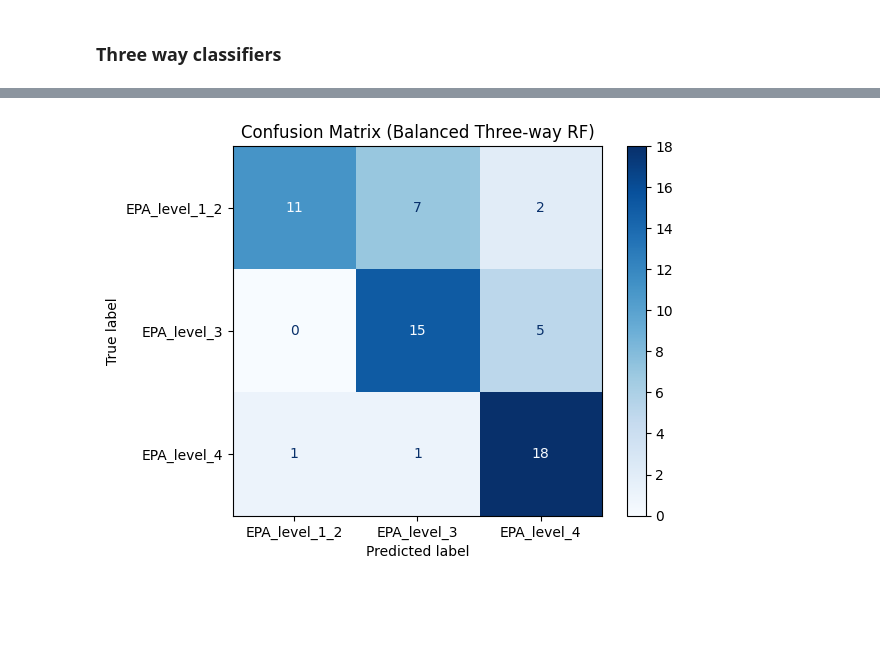
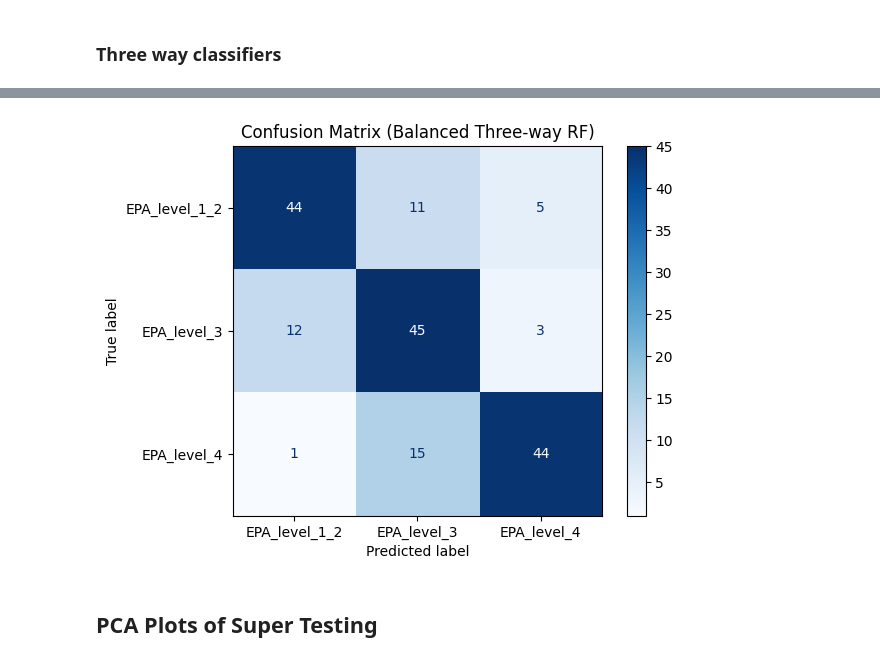
Before and after one commit to DashLLipsey/PREDICT-MIT-LL, a Jupyter notebook: Notebooks/encoder_randforest_subset_union.ipynb, the cells around one changed output, grey strips where cells are left out. Drawn from its saved outputs; the diff is of its cells as text; code cells hidden in the pictures; blank space fills up the shorter version.

```diff
--- a/Notebooks/encoder_randforest_subset_union.ipynb
+++ b/Notebooks/encoder_randforest_subset_union.ipynb
@@ -1663,31 +1661,33 @@ plt.show()
 # %%
 # Balanced Three-way Classification: EPA_level_1_2, EPA_level_3, EPA_level_4
 # Set up sampling strategy
-target_count = 100
+target_count = 300
 class_counts_3way = dict(Counter(y_3way))
 sampling_strategy_3way = {cls: min(target_count, class_counts_3way[cls]) for cls in class_counts_3way}
 # Undersample the majority classes
 rus_3way = RandomUnderSampler(sampling_strategy=sampling_strategy_3way, random_state=15)
 X_under_3way, y_under_3way = rus_3way.fit_resample(X_3way, y_3way)
 # Oversample the minority classes
 sampling_strategy_3way = {cls: target_count for cls in class_counts_3way}
 ros_3way = RandomOverSampler(sampling_strategy=sampling_strategy_3way, random_state=15)
 X_bal_3way, y_bal_3way = ros_3way.fit_resample(X_under_3way, y_under_3way)
 
 # Train/test split
 X_train_bal_3way, X_test_bal_3way, y_train_bal_3way, y_test_bal_3way = train_test_split(
     X_bal_3way, y_bal_3way, test_size=0.2, random_state=15, stratify=y_bal_3way
 )
 
 rf_3way_bal = RandomForestClassifier(n_estimators=100, random_state=15)
 rf_3way_bal.fit(X_train_bal_3way, y_train_bal_3way)
 y_pred_bal_3way = rf_3way_bal.predict(X_test_bal_3way)
 
 labels_3way = ['EPA_level_1_2', 'EPA_level_3', 'EPA_level_4']
 cm_bal_3way = confusion_matrix(y_test_bal_3way, y_pred_bal_3way, labels=labels_3way)
 disp_bal_3way = ConfusionMatrixDisplay(confusion_matrix=cm_bal_3way, display_labels=labels_3way)
 disp_bal_3way.plot(cmap='Blues')
 plt.title("Confusion Matrix (Balanced Three-way RF)")
 plt.show()
 # %% [output]
-[figure, old version]
+[figure, new version]
+# %% [markdown]
+## PCA Plots of Super Testing
```
Also changed, not shown: parts of 20 cells of this notebook, 1 other file.
